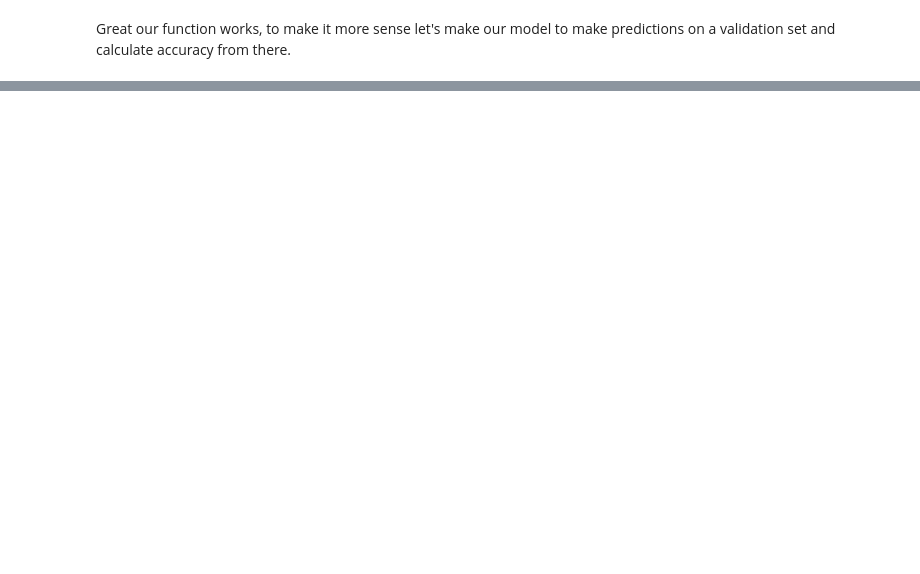
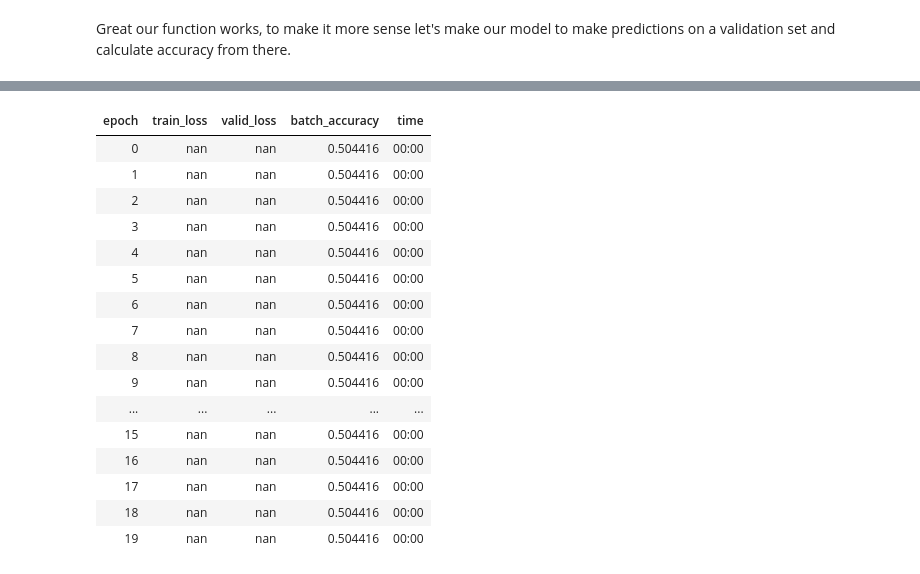
Before and after one commit to ashikshafi08/Learning-Fastai, a Jupyter notebook: Chapters Notebooks/Fastai_Refresher.ipynb, the cells around one changed output, grey strips where cells are left out. Drawn from its saved outputs; the diff is of its cells as text; code cells hidden in the pictures; blank space fills up the shorter version.

```diff
--- a/Chapters Notebooks/Fastai_Refresher.ipynb
+++ b/Chapters Notebooks/Fastai_Refresher.ipynb
@@ -821,0 +970,3 @@ tensor(0.2500)
+# %%
+# Creating our DataLoaders
+dls = DataLoaders(dl , valid_dl)
@@ -821,0 +1034,8 @@ tensor(0.2500)
+# %%
+# Using Pytorch writing a simple_net function
+
+simple_net = nn.Sequential(
+    nn.Linear(28*28 , 30),
+    nn.ReLU(),
+    nn.Linear(30 , 1)
+)
@@ -821,0 +1050,27 @@ tensor(0.2500)
+# %%
+# Using our simple net model
+learn = Learner(dls , simple_net ,
+                opt_func = Adam ,
+                loss_func = mnist_loss ,
+                metrics = batch_accuracy)
+
+# Training for 20 epochs
+learn.fit(20 , 0.1)
+# %% [output]
+| epoch | train_loss | valid_loss | batch_accuracy | time |
+| 0 | nan | nan | 0.504416 | 00:00 |
+| 1 | nan | nan | 0.504416 | 00:00 |
+| 2 | nan | nan | 0.504416 | 00:00 |
+| 3 | nan | nan | 0.504416 | 00:00 |
+| 4 | nan | nan | 0.504416 | 00:00 |
+| 5 | nan | nan | 0.504416 | 00:00 |
+| 6 | nan | nan | 0.504416 | 00:00 |
+| 7 | nan | nan | 0.504416 | 00:00 |
+| 8 | nan | nan | 0.504416 | 00:00 |
+| 9 | nan | nan | 0.504416 | 00:00 |
+| ... | ... | ... | ... | ... |
+| 15 | nan | nan | 0.504416 | 00:00 |
+| 16 | nan | nan | 0.504416 | 00:00 |
+| 17 | nan | nan | 0.504416 | 00:00 |
+| 18 | nan | nan | 0.504416 | 00:00 |
+| 19 | nan | nan | 0.504416 | 00:00 |
```
Also changed, not shown: parts of 52 cells of this notebook.
